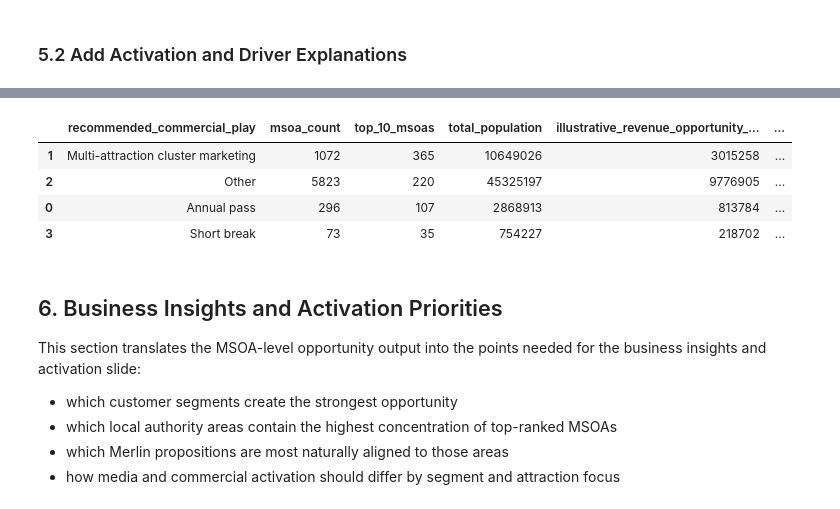
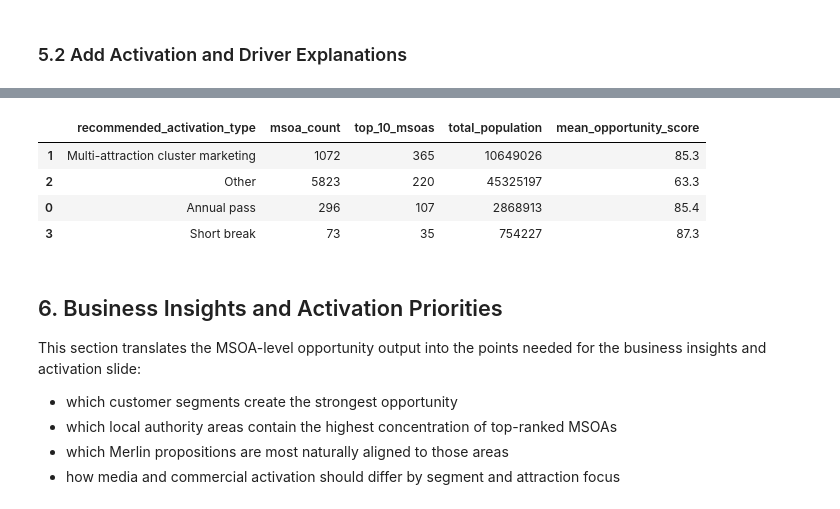
Before and after one commit to billychanhub/uk-demographic-clustering, a Jupyter notebook: notebooks/4_opportunity_scoring.ipynb, the cells around one changed output, grey strips where cells are left out. Drawn from its saved outputs; the diff is of its cells as text; code cells hidden in the pictures.

```diff
--- a/notebooks/4_opportunity_scoring.ipynb
+++ b/notebooks/4_opportunity_scoring.ipynb
@@ -281,10 +276,6 @@ scored["nearest_merlin_brand"] = attractions.iloc[nearest_idx]["brand_official"]
 scored["nearest_merlin_category"] = attractions.iloc[nearest_idx]["experience_category_inferred"].to_numpy()
 scored["nearest_merlin_distance_miles"] = distance_matrix.min(axis=1).round(1)
 
-for division in attractions["business_division_official"].dropna().unique():
-    safe_name = division.lower().replace(" ", "_").replace("/", "_")
-    cols = attractions["business_division_official"].eq(division).to_numpy()
-    scored[f"nearest_{safe_name}_distance_miles"] = distance_matrix[:, cols].min(axis=1).round(1)
 
 scored[["geo_name", "segment_label", "nearest_merlin_attraction", "nearest_merlin_distance_miles"]].head()
 # %% [output]
@@ -551,72 +535,59 @@ scored["short_break_opportunity_flag"] = (
 )
 
 
-def recommended_commercial_play(row):
+def recommended_activation_type(row):
     if row["cluster_marketing_flag"]:
         return "Multi-attraction cluster marketing"
     if row["annual_pass_repeat_visit_flag"]:
         return "Annual pass"
     if row["short_break_opportunity_flag"]:
         return "Short break"
     return "Other"
 
 
-def commercial_play_rationale(row):
-    if row["recommended_commercial_play"] == "Multi-attraction cluster marketing":
+def activation_type_rationale(row):
+    if row["recommended_activation_type"] == "Multi-attraction cluster marketing":
         return f"High-opportunity MSOA with {row['merlin_attractions_within_30_miles']} Merlin attractions within 30 miles."
-    if row["recommended_commercial_play"] == "Annual pass":
+    if row["recommended_activation_type"] == "Annual pass":
         return "High-opportunity MSOA within 30 miles of the recommended attraction."
-    if row["recommended_commercial_play"] == "Short break":
+    if row["recommended_activation_type"] == "Short break":
         return "High-opportunity family/affluent MSOA at a practical overnight-trip distance."
     return "MSOA does not meet the simple rules for cluster marketing, annual pass, or short-break activation."
 
 
 def recommended_activation(row):
-    play = row["recommended_commercial_play"]
-    if play == "Multi-attraction cluster marketing":
+    activation_type = row["recommended_activation_type"]
+    if activation_type == "Multi-attraction cluster marketing":
         return "Promote annual pass, multi-attraction bundles, CRM cross-sell and local cluster campaigns."
-    if play == "Annual pass":
+    if activation_type == "Annual pass":
         return "Promote annual pass value, repeat-visit benefits and in-attraction upsell opportunities."
-    if play == "Short break":
+    if activation_type == "Short break":
         return "Promote short-break packages, overnight stays and family premium occasions."
     return "Retain for broader seasonal, local, or tactical activity rather than a specific strategic play."
 
 
-scored["recommended_commercial_play"] = scored.apply(recommended_commercial_play, axis=1)
-scored["commercial_play_rationale"] = scored.apply(commercial_play_rationale, axis=1)
+scored["recommended_activation_type"] = scored.apply(recommended_activation_type, axis=1)
+scored["activation_type_rationale"] = scored.apply(activation_type_rationale, axis=1)
 scored["recommended_activation"] = scored.apply(recommended_activation, axis=1)
 
-# Keep the original output column name, but make it rule-based rather than segment-only.
-scored["recommended_product_focus"] = scored["recommended_commercial_play"]
-
-scored["revenue_per_visitor_assumption_gbp"] = REVENUE_PER_VISITOR_ASSUMPTION_GBP
-scored["penetration_rate_assumption"] = ILLUSTRATIVE_PENETRATION_RATE
-scored["illustrative_revenue_opportunity_1pct_gbp"] = (
-    scored["total_population"]
-    * ILLUSTRATIVE_PENETRATION_RATE
-    * REVENUE_PER_VISITOR_ASSUMPTION_GBP
-    * (scored["overall_opportunity_score"] / 100)
-).round(0).astype(int)
-
-commercial_play_summary = (
-    scored.groupby("recommended_commercial_play", as_index=False)
+activation_type_summary = (
+    scored.groupby("recommended_activation_type", as_index=False)
     .agg(
         msoa_count=("geo_code", "count"),
         top_10_msoas=("top_10_opportunity_flag", "sum"),
         total_population=("total_population", "sum"),
-        illustrative_revenue_opportunity_1pct_gbp=("illustrative_revenue_opportunity_1pct_gbp", "sum"),
         mean_opportunity_score=("overall_opportunity_score", "mean"),
     )
-    .sort_values(["top_10_msoas", "illustrative_revenue_opportunity_1pct_gbp"], ascending=[False, False])
+    .sort_values(["top_10_msoas", "total_population"], ascending=[False, False])
 )
 
-commercial_play_summary.round(1)
+activation_type_summary.round(1)
 # %% [output]
-|  | recommended_commercial_play | msoa_count | top_10_msoas | total_population | illustrative_revenue_opportunity_... | ... |
-| 1 | Multi-attraction cluster marketing | 1072 | 365 | 10649026 | 3015258 | ... |
-| 2 | Other | 5823 | 220 | 45325197 | 9776905 | ... |
-| 0 | Annual pass | 296 | 107 | 2868913 | 813784 | ... |
-| 3 | Short break | 73 | 35 | 754227 | 218702 | ... |
+|  | recommended_activation_type | msoa_count | top_10_msoas | total_population | mean_opportunity_score |
+| 1 | Multi-attraction cluster marketing | 1072 | 365 | 10649026 | 85.3 |
+| 2 | Other | 5823 | 220 | 45325197 | 63.3 |
+| 0 | Annual pass | 296 | 107 | 2868913 | 85.4 |
+| 3 | Short break | 73 | 35 | 754227 | 87.3 |
 # %% [markdown]
 ## 6. Business Insights and Activation Priorities
 
```
Also changed, not shown: parts of 10 cells of this notebook, 4 other files.
